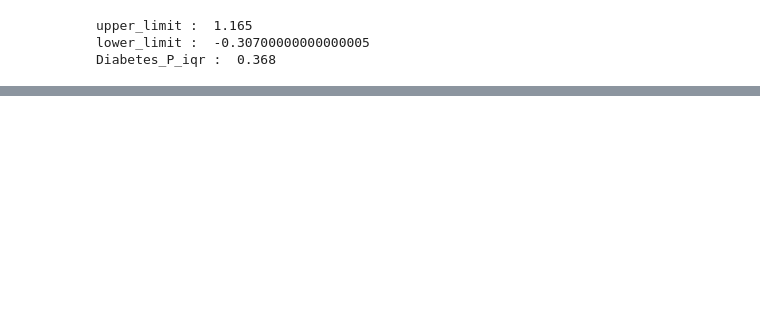
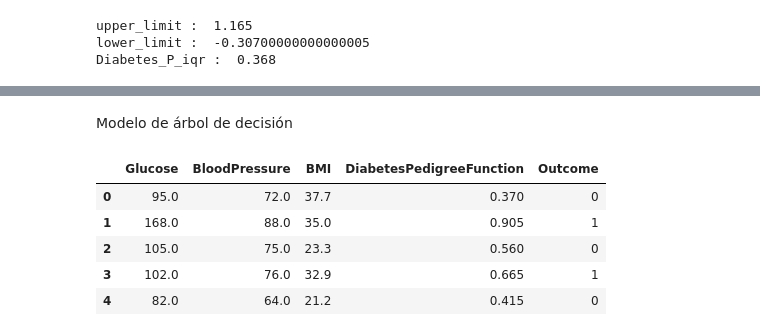
Before and after one commit to Eleiny9/DECISION-TREE-ALGO, a Jupyter notebook: src/explore.ipynb, the cells around one changed output, grey strips where cells are left out. Saved outputs shown, nothing was run; the diff lists cells and outputs as text; code cells hidden in the pictures; blank space fills up the shorter version.

Commit message:
empezando el Modelo de árbol de decisión

```diff
--- a/src/explore.ipynb
+++ b/src/explore.ipynb
@@ -379,0 +457,16 @@ data = data[(data["DiabetesPedigreeFunction"] <=  49.79999999999999) & (data["Di
+# %% [markdown]
+Modelo de árbol de decisión
+# %%
+# obtenemos los datos de entrenamiento y test
+
+train_data = pd.read_csv("../data/processed/train.csv")
+test_data = pd.read_csv("../data/processed/test.csv")
+
+train_data.head()
+# %% [output]
+|  | Glucose | BloodPressure | BMI | DiabetesPedigreeFunction | Outcome |
+| 0 | 95.0 | 72.0 | 37.7 | 0.370 | 0 |
+| 1 | 168.0 | 88.0 | 35.0 | 0.905 | 1 |
+| 2 | 105.0 | 75.0 | 23.3 | 0.560 | 0 |
+| 3 | 102.0 | 76.0 | 32.9 | 0.665 | 1 |
+| 4 | 82.0 | 64.0 | 21.2 | 0.415 | 0 |
```
Also changed, not shown: parts of 12 cells of this notebook, 2 other files.
